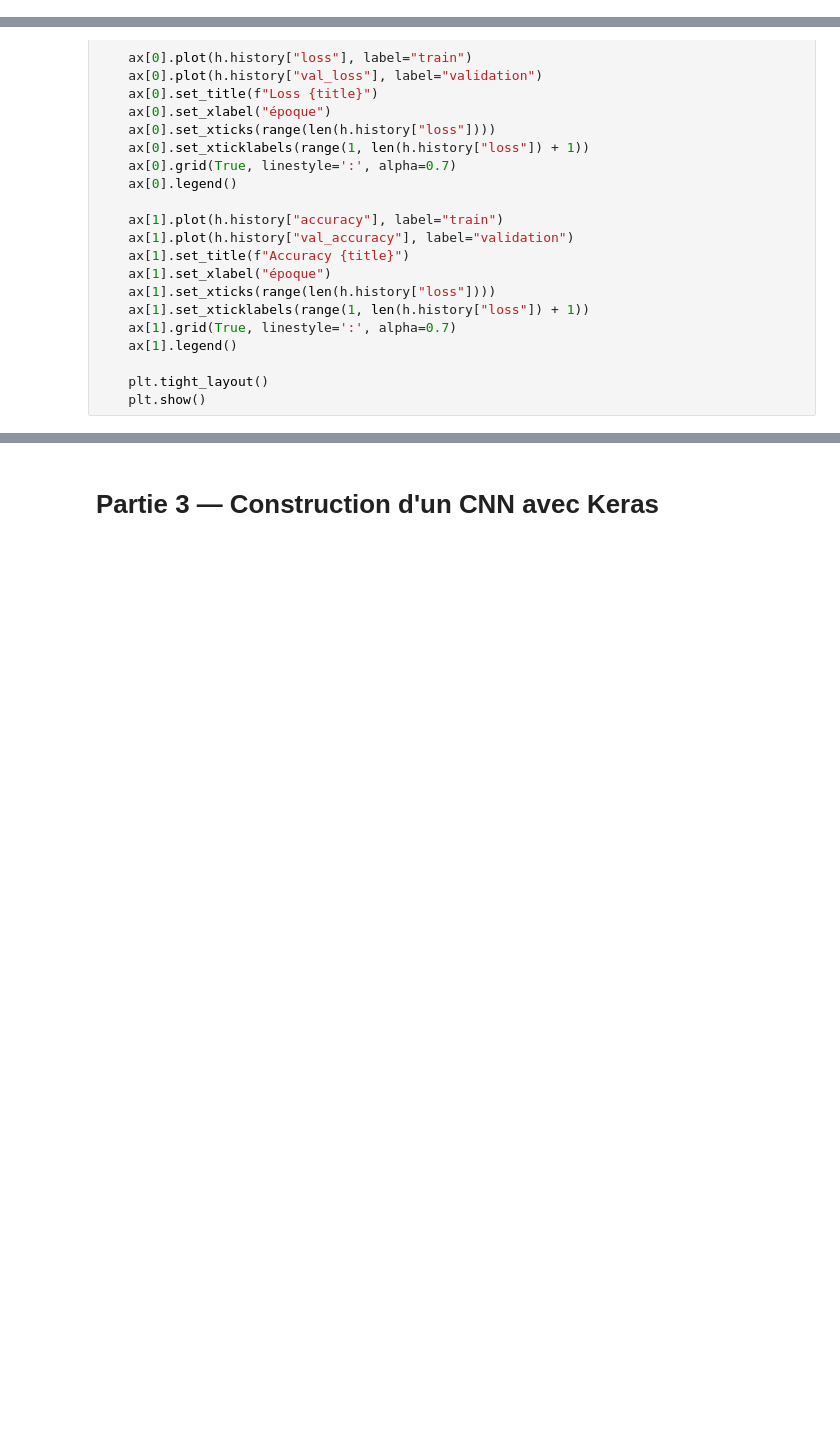
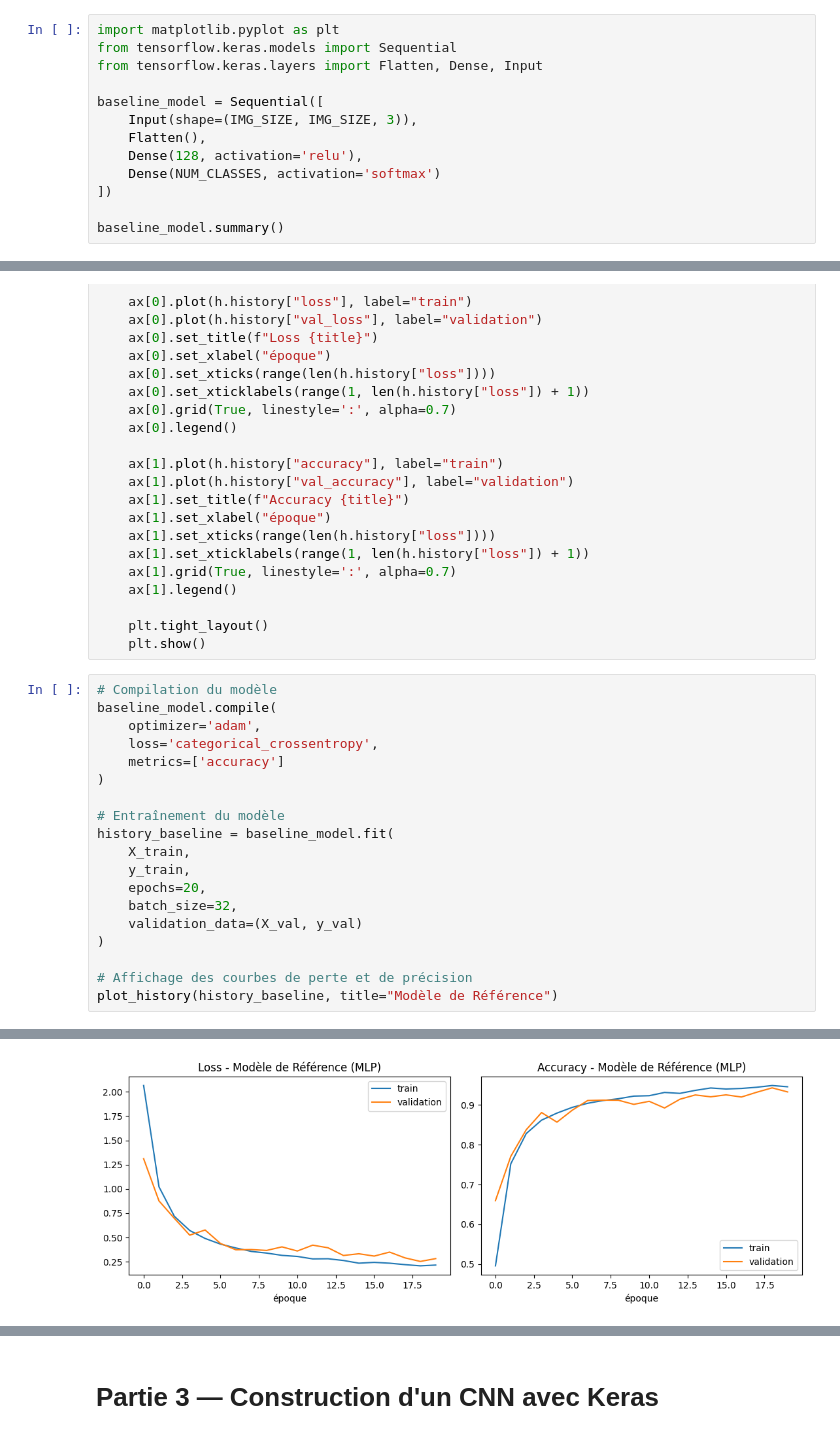
Before and after one commit to Minetriforce/DL_project_traffic_signs, a Jupyter notebook: project_traffic_signs.ipynb, the cells around one changed output, grey strips where cells are left out. Saved outputs shown, nothing was run; the diff lists cells and outputs as text; blank space fills up the shorter version.

```diff
--- a/project_traffic_signs.ipynb
+++ b/project_traffic_signs.ipynb
@@ -276,0 +282,13 @@ Test         : (12630, 32, 32, 3) | Labels : (12630, 43)
+# %%
+import matplotlib.pyplot as plt
+from tensorflow.keras.models import Sequential
+from tensorflow.keras.layers import Flatten, Dense, Input
+
+baseline_model = Sequential([
+    Input(shape=(IMG_SIZE, IMG_SIZE, 3)),
+    Flatten(),
+    Dense(128, activation='relu'),
+    Dense(NUM_CLASSES, activation='softmax')
+])
+
+baseline_model.summary()
@@ -298,3 +321,23 @@ def plot_history(h, title=""):
 
     plt.tight_layout()
     plt.show()
+# %%
+# Compilation du modèle
+baseline_model.compile(
+    optimizer='adam',
+    loss='categorical_crossentropy',
+    metrics=['accuracy']
+)
+
+# Entraînement du modèle
+history_baseline = baseline_model.fit(
+    X_train,
+    y_train,
+    epochs=20,
+    batch_size=32,
+    validation_data=(X_val, y_val)
+)
+
+# Affichage des courbes de perte et de précision
+plot_history(history_baseline, title="Modèle de Référence")
+# %% [output]
@@ -300,0 +361 @@ def plot_history(h, title=""):
+[figure, added]
```
Also changed, not shown: parts of 6 cells of this notebook.
